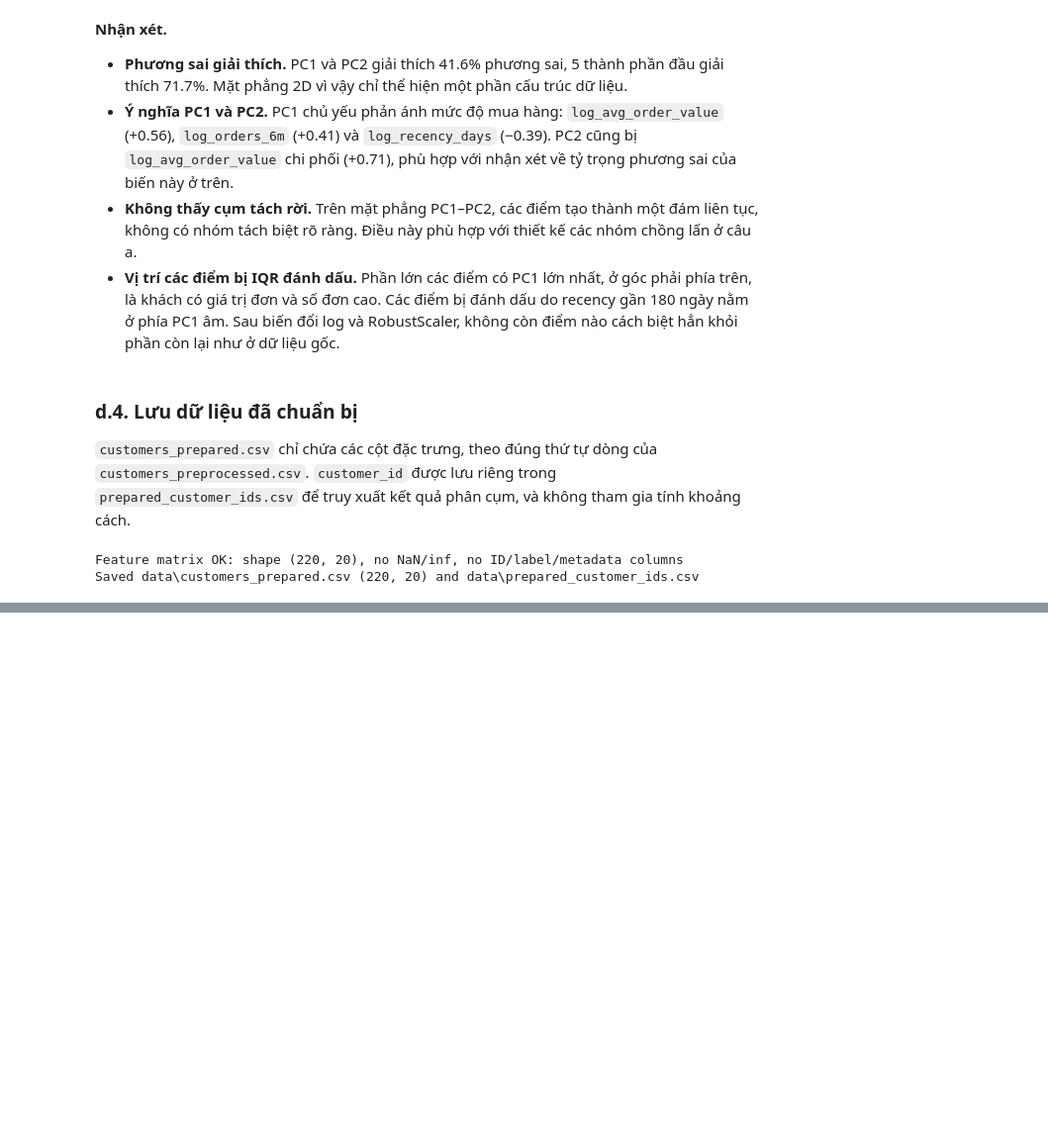
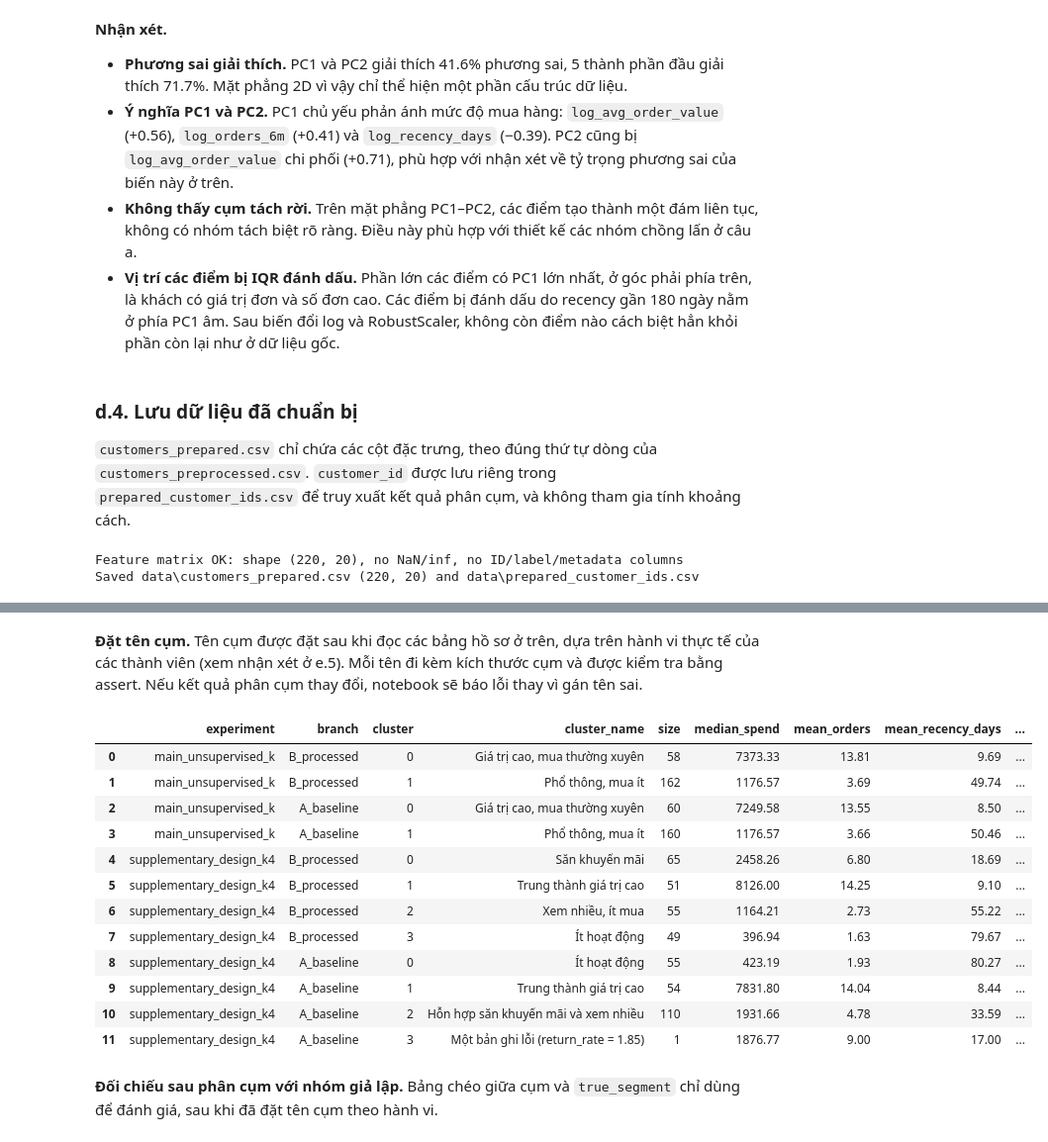
Before and after one commit to Longkyoladn/Datamining-, a Jupyter notebook: customer_segmentation/notebooks/customer_segmentation.ipynb, the cells around one changed output, grey strips where cells are left out. Shown at 99% size. Drawn from its saved outputs; the diff is of its cells as text; code cells hidden in the pictures; blank space fills up the shorter version.

```diff
--- a/customer_segmentation/notebooks/customer_segmentation.ipynb
+++ b/customer_segmentation/notebooks/customer_segmentation.ipynb
@@ -2057,0 +2431,3 @@ Saved data\customers_prepared.csv (220, 20) and data\prepared_customer_ids.csv
+# %%
+profile_A_main = cluster_profiles(baseline_df, cluster_labels[("main_unsupervised_k", "A_baseline")])
+profile_A_main.round(2).T
@@ -2057,0 +2451,4 @@ Saved data\customers_prepared.csv (220, 20) and data\prepared_customer_ids.csv
+# %%
+profile_B_k4 = cluster_profiles(prepared_input, cluster_labels[("supplementary_design_k4", "B_processed")]) \
+    if K_DESIGN != K_MAIN else profile_B_main
+profile_B_k4.round(2).T
@@ -2057,0 +2472,4 @@ Saved data\customers_prepared.csv (220, 20) and data\prepared_customer_ids.csv
+# %%
+profile_A_k4 = cluster_profiles(baseline_df, cluster_labels[("supplementary_design_k4", "A_baseline")]) \
+    if K_DESIGN != K_MAIN else profile_A_main
+profile_A_k4.round(2).T
@@ -2057,0 +2510,49 @@ Saved data\customers_prepared.csv (220, 20) and data\prepared_customer_ids.csv
+# %% [markdown]
+**Đặt tên cụm.** Tên cụm được đặt sau khi đọc các bảng hồ sơ ở trên, dựa trên hành vi thực tế của các thành viên (xem nhận xét ở e.5). Mỗi tên đi kèm kích thước cụm và được kiểm tra bằng assert. Nếu kết quả phân cụm thay đổi, notebook sẽ báo lỗi thay vì gán tên sai.
+# %%
+CLUSTER_NAMES = {
+    ("main_unsupervised_k", "B_processed"): {0: ("Giá trị cao, mua thường xuyên", 58), 1: ("Phổ thông, mua ít", 162)},
+    ("main_unsupervised_k", "A_baseline"): {0: ("Giá trị cao, mua thường xuyên", 60), 1: ("Phổ thông, mua ít", 160)},
+    ("supplementary_design_k4", "B_processed"): {
+        0: ("Săn khuyến mãi", 65), 1: ("Trung thành giá trị cao", 51),
+        2: ("Xem nhiều, ít mua", 55), 3: ("Ít hoạt động", 49)},
+    ("supplementary_design_k4", "A_baseline"): {
+        0: ("Ít hoạt động", 55), 1: ("Trung thành giá trị cao", 54),
+        2: ("Hỗn hợp săn khuyến mãi và xem nhiều", 110), 3: ("Một bản ghi lỗi (return_rate = 1.85)", 1)},
+}
+profile_tables = {
+    ("main_unsupervised_k", "B_processed"): profile_B_main, ("main_unsupervised_k", "A_baseline"): profile_A_main,
+    ("supplementary_design_k4", "B_processed"): profile_B_k4, ("supplementary_design_k4", "A_baseline"): profile_A_k4,
+}
+
+profile_frames = []
+for key, profile in profile_tables.items():
+    names = CLUSTER_NAMES[key]
+    assert {c: size for c, (_, size) in names.items()} == profile["size"].to_dict(), key
+    frame = profile.reset_index()
+    frame.insert(0, "cluster_name", frame["cluster"].map(lambda c: names[c][0]))
+    frame.insert(0, "k", len(profile))
+    frame.insert(0, "branch", key[1])
+    frame.insert(0, "experiment", key[0])
+    profile_frames.append(frame)
+
+cluster_profile_table = pd.concat(profile_frames, ignore_index=True)
+cluster_profile_table.to_csv(RESULT_DIR / "cluster_profiles.csv", index=False)
+cluster_profile_table[["experiment", "branch", "cluster", "cluster_name", "size", "median_spend", "mean_orders",
+                       "mean_recency_days", "mean_sessions_30d", "mean_discount_rate", "mean_cart_abandonment"]].round(2)
+# %% [output]
+|  | experiment | branch | cluster | cluster_name | size | median_spend | mean_orders | mean_recency_days | ... |
+| 0 | main_unsupervised_k | B_processed | 0 | Giá trị cao, mua thường xuyên | 58 | 7373.33 | 13.81 | 9.69 | ... |
+| 1 | main_unsupervised_k | B_processed | 1 | Phổ thông, mua ít | 162 | 1176.57 | 3.69 | 49.74 | ... |
+| 2 | main_unsupervised_k | A_baseline | 0 | Giá trị cao, mua thường xuyên | 60 | 7249.58 | 13.55 | 8.50 | ... |
+| 3 | main_unsupervised_k | A_baseline | 1 | Phổ thông, mua ít | 160 | 1176.57 | 3.66 | 50.46 | ... |
+| 4 | supplementary_design_k4 | B_processed | 0 | Săn khuyến mãi | 65 | 2458.26 | 6.80 | 18.69 | ... |
+| 5 | supplementary_design_k4 | B_processed | 1 | Trung thành giá trị cao | 51 | 8126.00 | 14.25 | 9.10 | ... |
+| 6 | supplementary_design_k4 | B_processed | 2 | Xem nhiều, ít mua | 55 | 1164.21 | 2.73 | 55.22 | ... |
+| 7 | supplementary_design_k4 | B_processed | 3 | Ít hoạt động | 49 | 396.94 | 1.63 | 79.67 | ... |
+| 8 | supplementary_design_k4 | A_baseline | 0 | Ít hoạt động | 55 | 423.19 | 1.93 | 80.27 | ... |
+| 9 | supplementary_design_k4 | A_baseline | 1 | Trung thành giá trị cao | 54 | 7831.80 | 14.04 | 8.44 | ... |
+| 10 | supplementary_design_k4 | A_baseline | 2 | Hỗn hợp săn khuyến mãi và xem nhiều | 110 | 1931.66 | 4.78 | 33.59 | ... |
+| 11 | supplementary_design_k4 | A_baseline | 3 | Một bản ghi lỗi (return_rate = 1.85) | 1 | 1876.77 | 9.00 | 17.00 | ... |
+# %% [markdown]
+**Đối chiếu sau phân cụm với nhóm giả lập.** Bảng chéo giữa cụm và `true_segment` chỉ dùng để đánh giá, sau khi đã đặt tên cụm theo hành vi.
```
Also changed, not shown: parts of 29 cells of this notebook, 6 other files.
